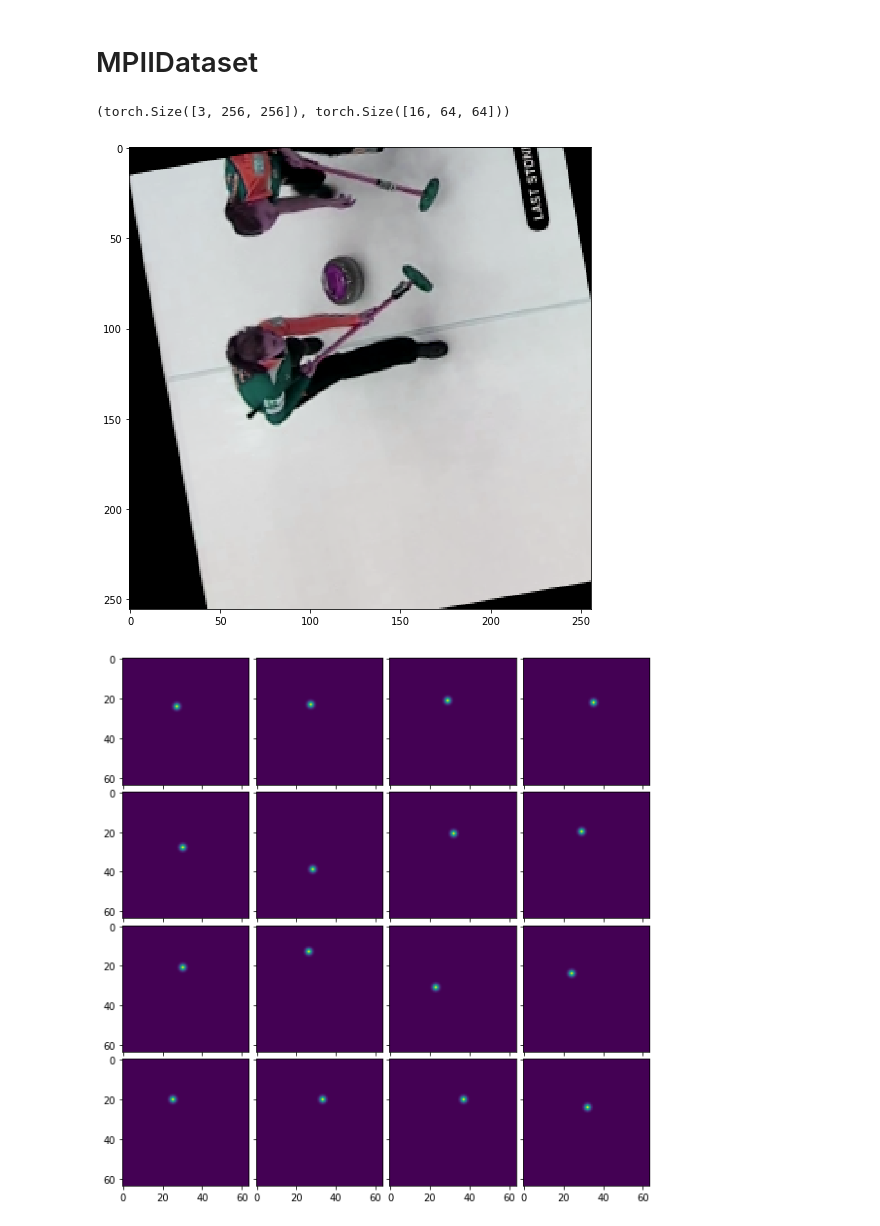
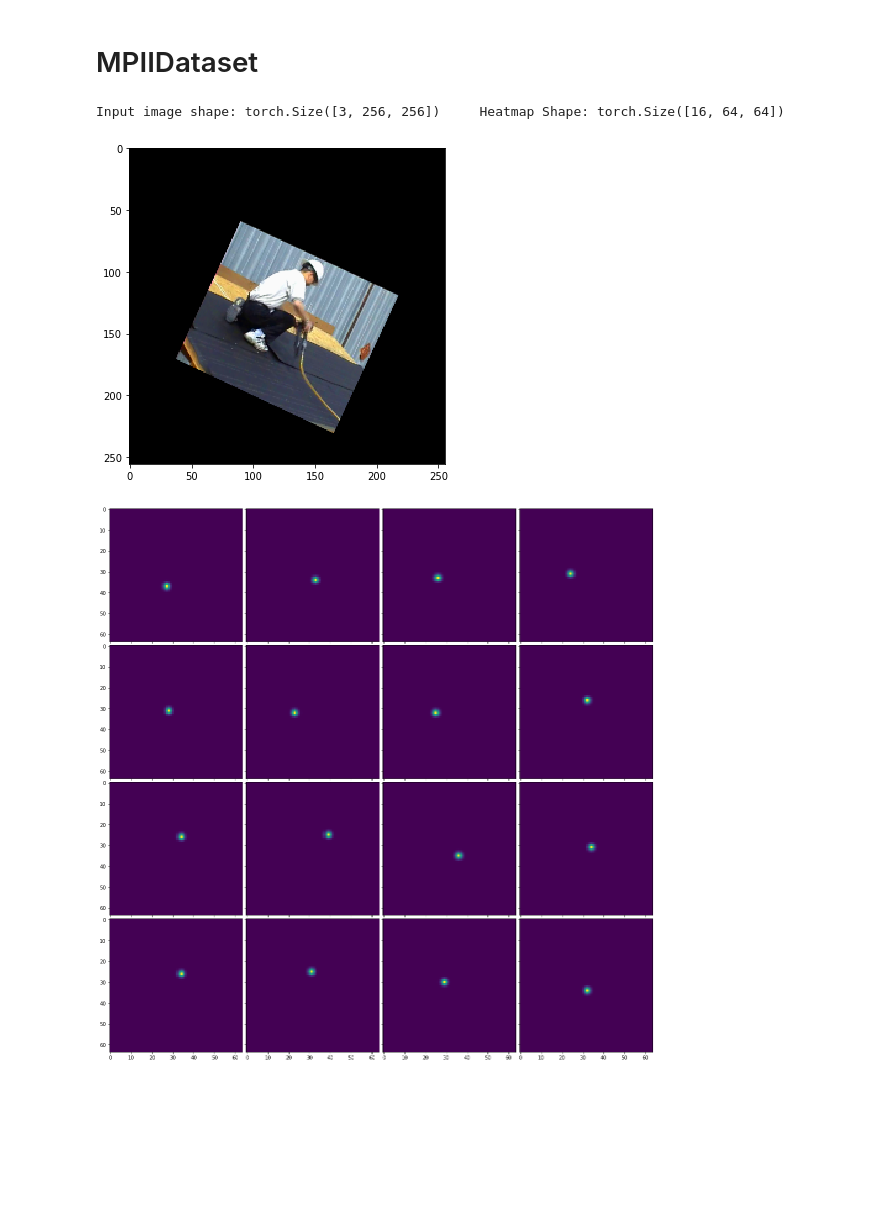
Before and after one commit to adipandas/torch_shnet, a Jupyter notebook: notebooks/testing.ipynb, the cells around one changed output. Saved outputs shown, nothing was run; the diff lists cells and outputs as text; code cells hidden in the pictures; blank space fills up the shorter version.

Commit message:
Code cleaning in utils, update read_config.

```diff
--- a/notebooks/testing.ipynb
+++ b/notebooks/testing.ipynb
@@ -15,7 +19,7 @@ def image_show(image, figsize=(7, 7)):
 
 
 def image_grid_show(image_stack, figsize=(12, 12)):
-    fig = plt.figure(figsize=(10, 10))
+    fig = plt.figure(figsize=figsize)
     grid = ImageGrid(fig, 111,  # similar to subplot(111)
                      nrows_ncols=(4, 4),  # creates 2x2 grid of axes
                      axes_pad=0.1,  # pad between axes in inch.
@@ -34,3 +36,9 @@ config = ConfigYamlParserMPII(path="./../config.yaml")
+# %%
+config = yaml_to_object("./../config.yaml")
+
+root_dir = osp.abspath(osp.dirname("."))
+
+setattr(config, "root_dir", osp.dirname(root_dir))
 # %% [markdown]
 # MPIIAnnotationHandler
 # %%
@@ -47,0 +49,7 @@ Done (t=3.64s)
+# %%
+data_path = osp.join(config.root_dir, config.data.MPII.path.base)
+
+training_annotation_file = osp.join(data_path, config.data.MPII.path.annotations.training)
+validation_annotation_file = osp.join(data_path, config.data.MPII.path.annotations.validation)
+image_dir = osp.join(data_path, config.data.MPII.path.images)
+handle = MPIIAnnotationHandler(training_annotation_file, validation_annotation_file, image_dir)
@@ -113,14 +70,0 @@ valid_dataset = MPIIDataset(
-# %%
-image, heatmap = train_dataset[0]
-
-image.shape, heatmap.shape
-# %% [output]
-(torch.Size([3, 256, 256]), torch.Size([16, 64, 64]))
-# %%
-image_show(np.swapaxes(image.numpy(), 0, 2))
-# %% [output]
-[figure, removed]
-# %%
-image_grid_show(heatmap.numpy())
-# %% [output]
-[figure, removed]
@@ -126,0 +107,14 @@ image_grid_show(heatmap.numpy())
+# %%
+image, heatmap, in_kps, out_kps = train_dataset[5551]
+
+print("Input image shape:", image.shape, "\t Heatmap Shape:", heatmap.shape)
+
+in_image = np.transpose(image.numpy(), (1, 2, 0))
+out_image = cv2.resize(in_image, (64, 64))
+
+image_show(in_image, figsize=(5, 5))
+image_grid_show(heatmap.numpy(), figsize=(20, 20))
+# %% [output]
+Input image shape: torch.Size([3, 256, 256])     Heatmap Shape: torch.Size([16, 64, 64])
+[figure, added]
+[figure, added]
```
Also changed, not shown: parts of 11 cells of this notebook, 8 other files.
